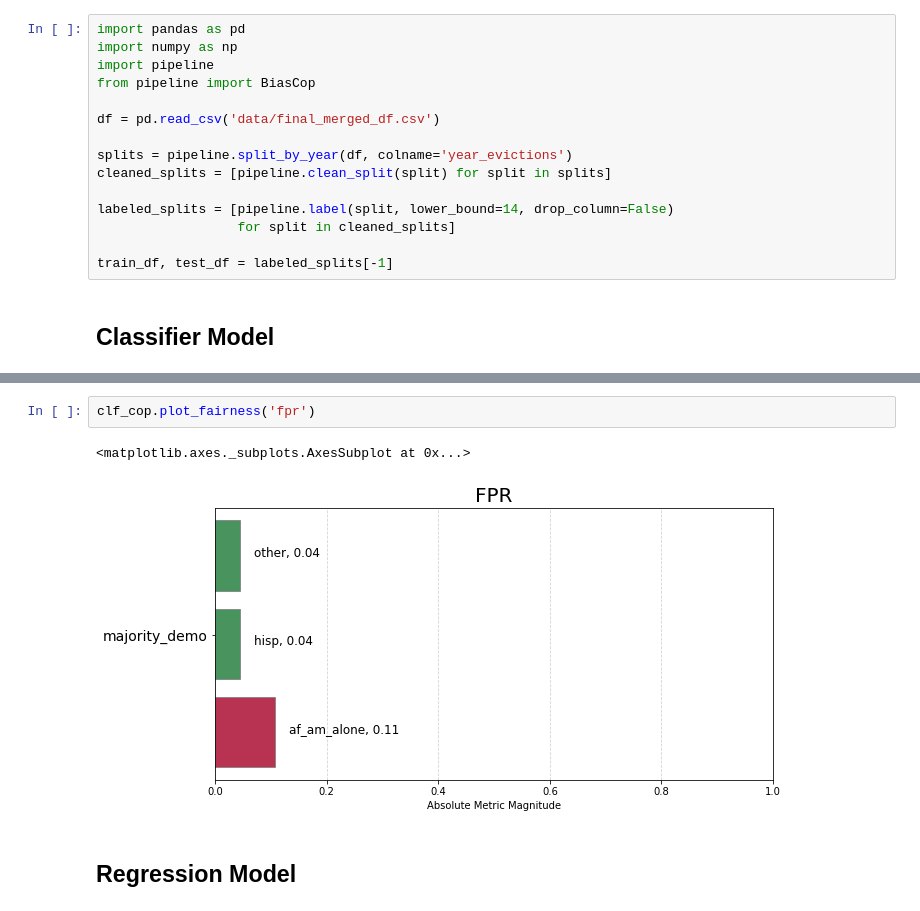
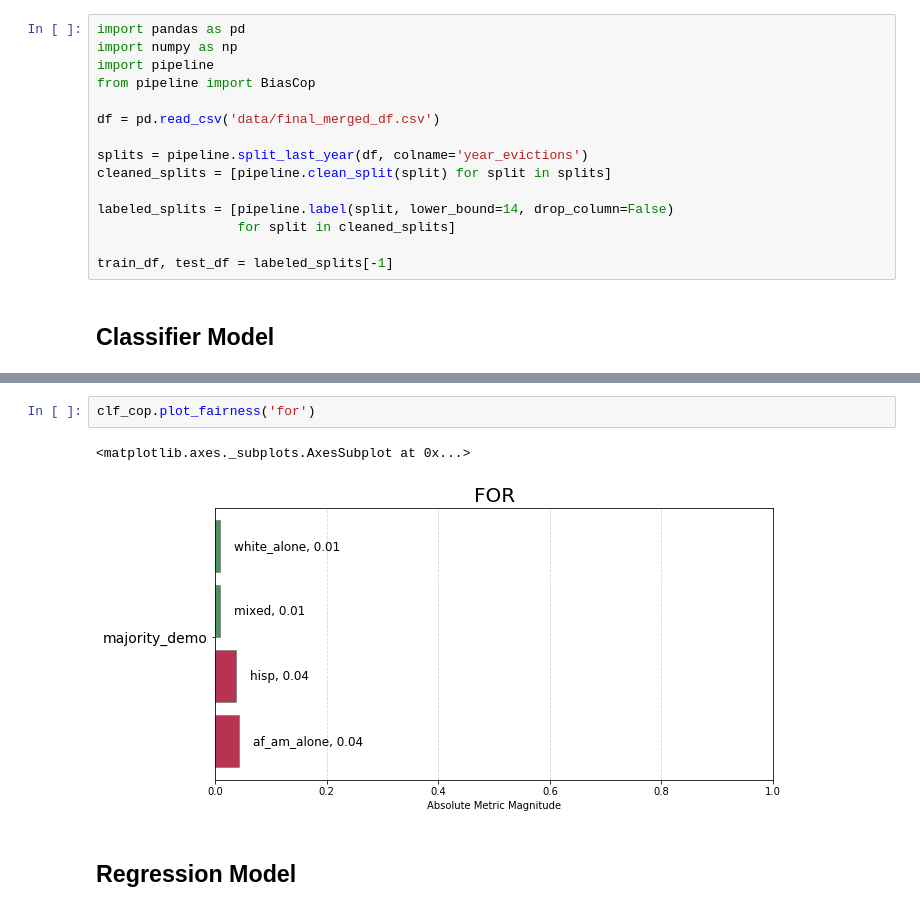
Before and after one commit to sinclairtarget/philly-evictions, a Jupyter notebook: bias.ipynb, the cells around one changed output, grey strips where cells are left out. Saved outputs shown, nothing was run; the diff lists cells and outputs as text.

```diff
--- a/bias.ipynb
+++ b/bias.ipynb
@@ -9,7 +9,7 @@ from pipeline import BiasCop
 
 df = pd.read_csv('data/final_merged_df.csv')
 
-splits = pipeline.split_by_year(df, colname='year_evictions')
+splits = pipeline.split_last_year(df, colname='year_evictions')
 cleaned_splits = [pipeline.clean_split(split) for split in splits]
 
 labeled_splits = [pipeline.label(split, lower_bound=14, drop_column=False)
@@ -49,8 +50,8 @@ get_disparity_predefined_group()
 # %%
-clf_cop.plot_fairness('fpr')
+clf_cop.plot_fairness('for')
 # %% [output]
 <matplotlib.axes._subplots.AxesSubplot at 0x...>
-[figure, old version]
+[figure, new version]
 # %% [markdown]
 ## Regression Model
 # %%
```
Also changed, not shown: parts of 7 cells of this notebook, 1 other file.
